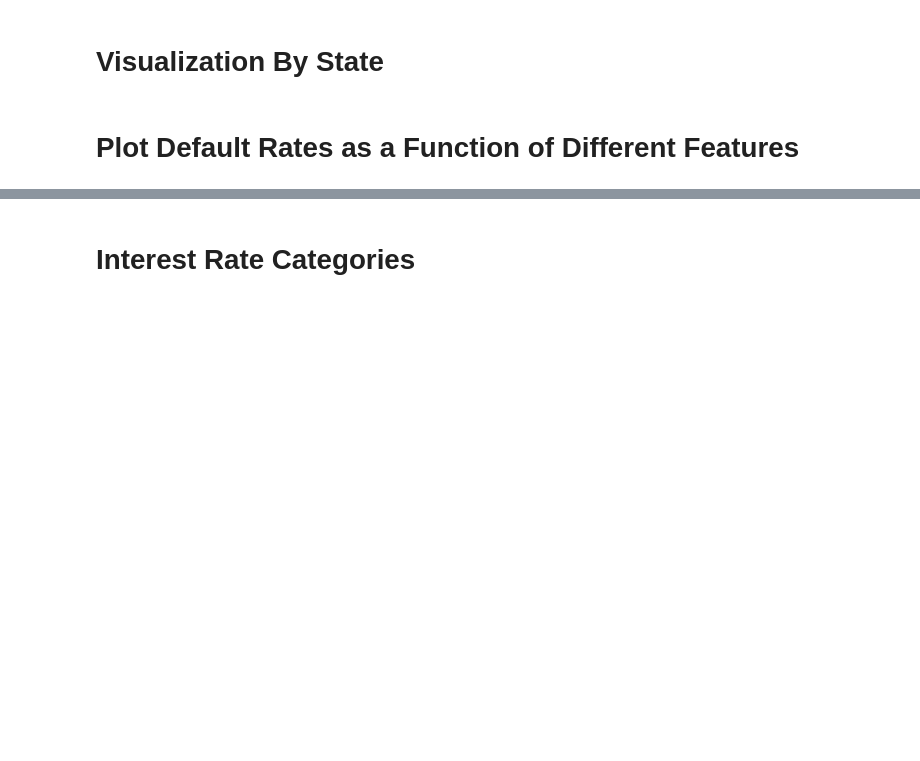
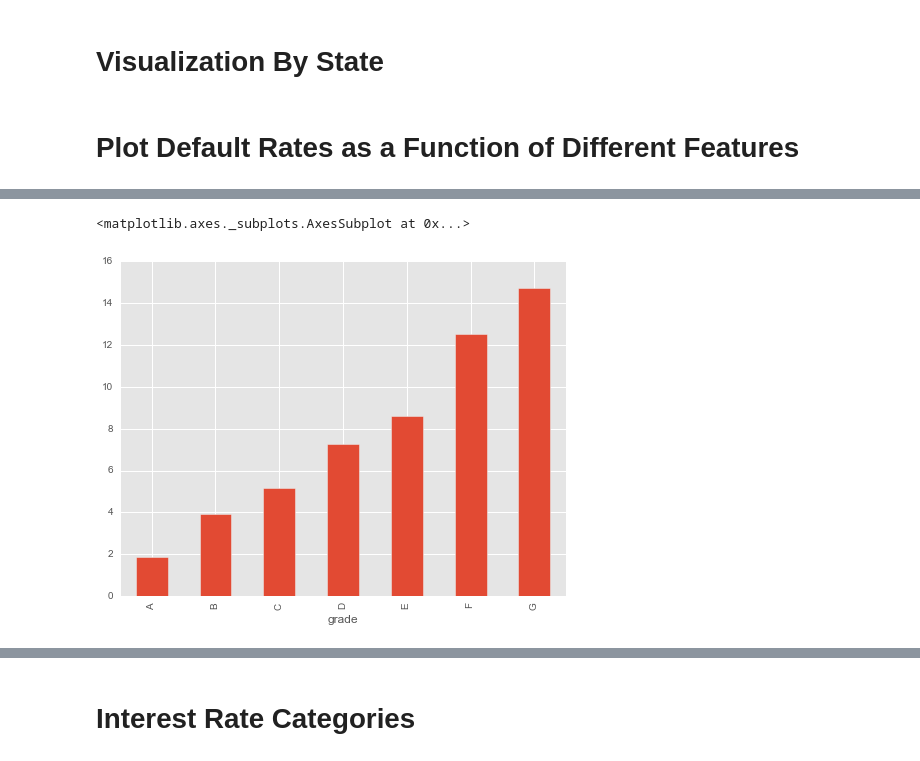
Before and after one commit to aaronf89/CapstoneApp, a Jupyter notebook: Visualizations.ipynb, the cells around one changed output, grey strips where cells are left out. Saved outputs shown, nothing was run; the diff lists cells and outputs as text; code cells hidden in the pictures; blank space fills up the shorter version.

```diff
--- a/Visualizations.ipynb
+++ b/Visualizations.ipynb
@@ -144,0 +161,5 @@ ExploreDefaultRate(df1, 'int_rate', Nbins=10, filename='InterestRate', MakeDill=
+# %%
+(100*df1[df1.loan_status=='0b0'].groupby(['grade']).count().term*1.0/df1.groupby(['grade']).count().term).plot(kind='bar')
+# %% [output]
+<matplotlib.axes._subplots.AxesSubplot at 0x...>
+[figure, added]
```
Also changed, not shown: parts of 6 cells of this notebook.
